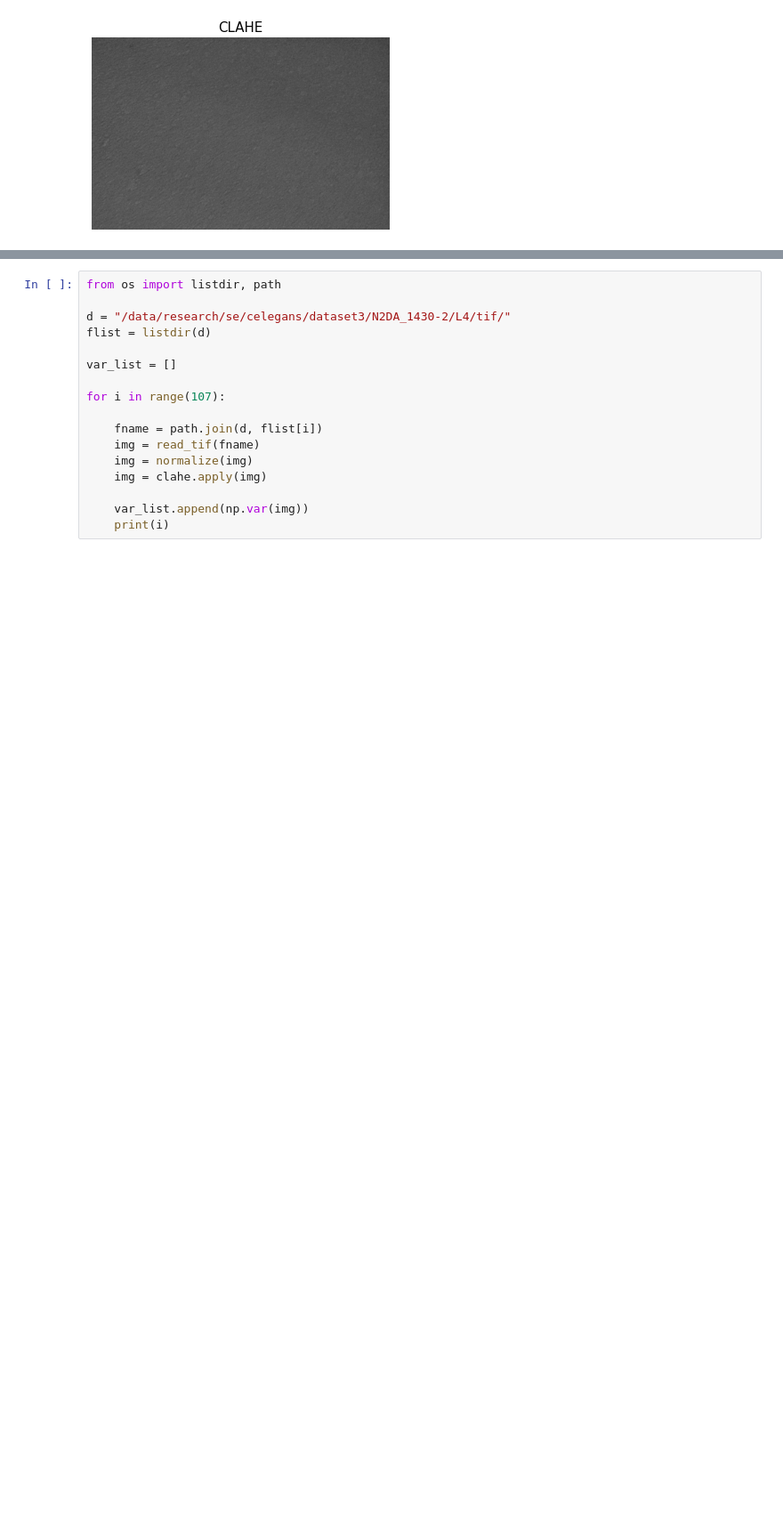
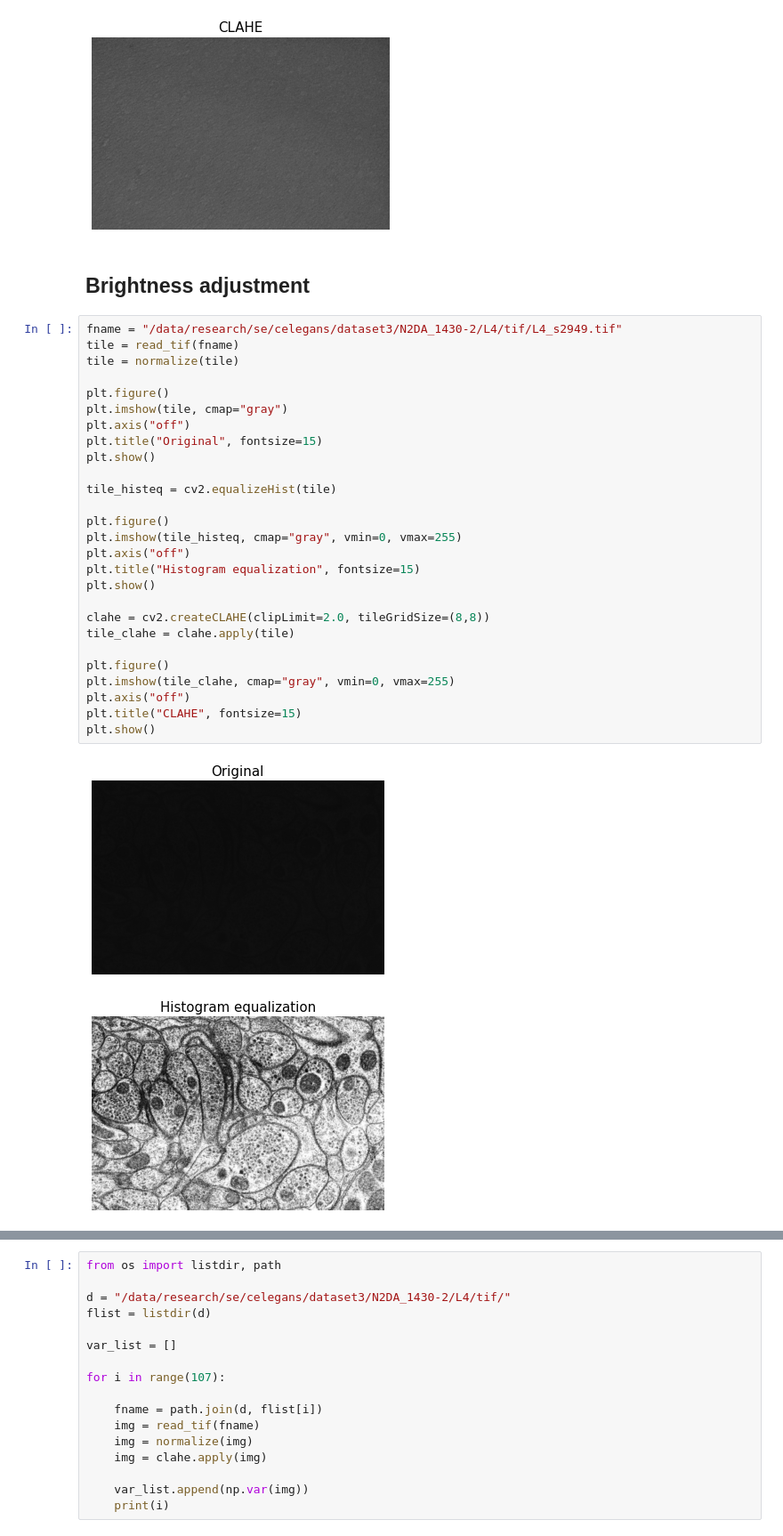
Before and after one commit to jabae/CMontage, a Jupyter notebook: notebooks/historam_equalization.ipynb, the cells around one changed output, grey strips where cells are left out. Shown at 89% size. Drawn from its saved outputs; the diff is of its cells as text; blank space fills up the shorter version.

```diff
--- a/notebooks/historam_equalization.ipynb
+++ b/notebooks/historam_equalization.ipynb
@@ -86,3 +86,35 @@ plt.show()
 [figure]
 [figure]
 [figure]
+# %% [markdown]
+## Brightness adjustment
+# %%
+fname = "/data/research/se/celegans/dataset3/N2DA_1430-2/L4/tif/L4_s2949.tif"
+tile = read_tif(fname)
+tile = normalize(tile)
+
+plt.figure()
+plt.imshow(tile, cmap="gray")
+plt.axis("off")
+plt.title("Original", fontsize=15)
+plt.show()
+
+tile_histeq = cv2.equalizeHist(tile)
+
+plt.figure()
+plt.imshow(tile_histeq, cmap="gray", vmin=0, vmax=255)
+plt.axis("off")
+plt.title("Histogram equalization", fontsize=15)
+plt.show()
+
+clahe = cv2.createCLAHE(clipLimit=2.0, tileGridSize=(8,8))
+tile_clahe = clahe.apply(tile)
+
+plt.figure()
+plt.imshow(tile_clahe, cmap="gray", vmin=0, vmax=255)
+plt.axis("off")
+plt.title("CLAHE", fontsize=15)
+plt.show()
+# %% [output]
+[figure, added]
+[figure, added]
```
Also changed, not shown: parts of 9 cells of this notebook, 1 other file.
